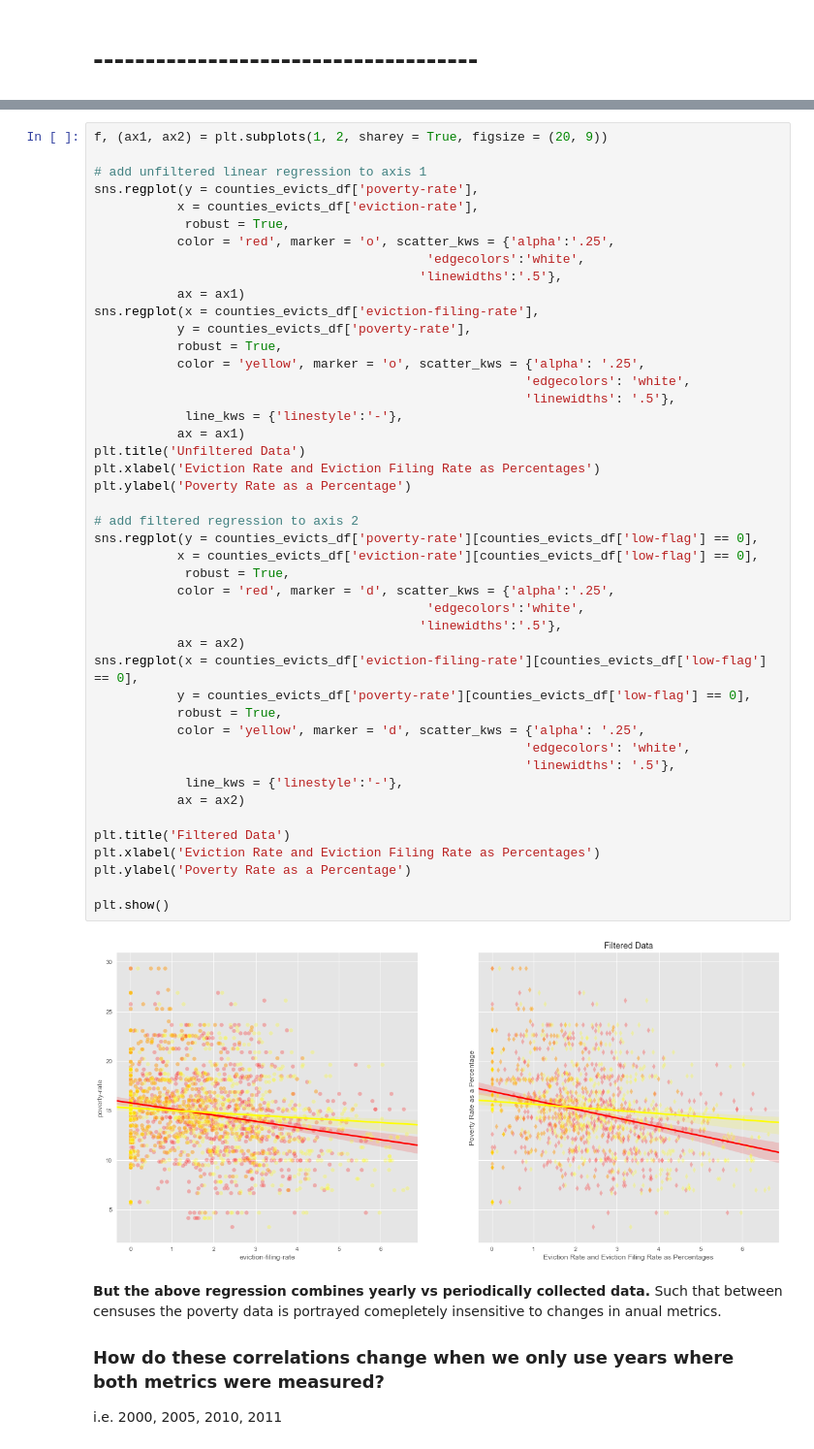
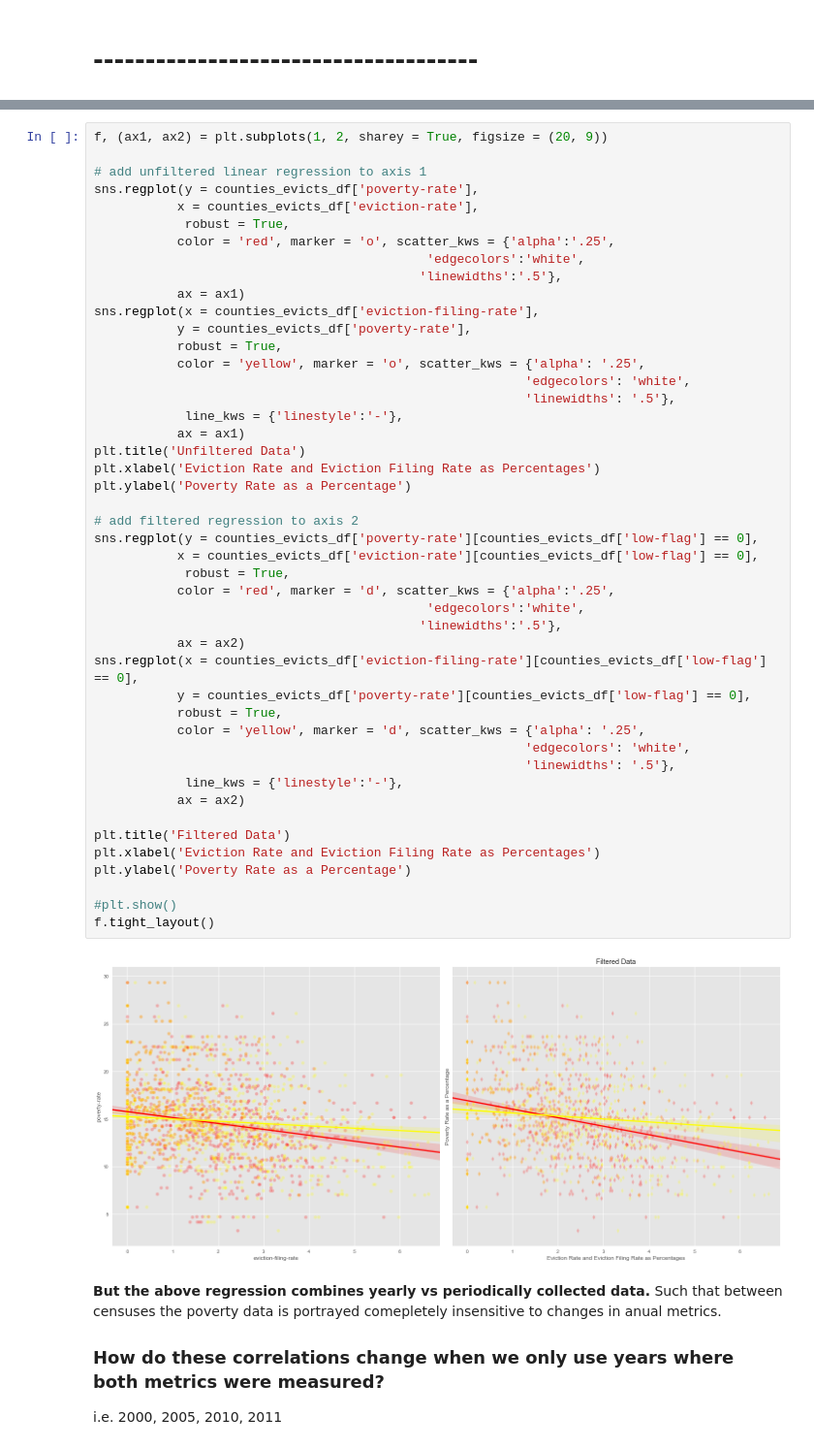
Before and after one commit to paulo-g-martinez/eviction-lab-tn-nss-capstone, a Jupyter notebook: regression-analysis-with-corrected-flags.ipynb, the cells around one changed output, grey strips where cells are left out. Shown at 97% size. Drawn from its saved outputs; the diff is of its cells as text.

```diff
--- a/regression-analysis-with-corrected-flags.ipynb
+++ b/regression-analysis-with-corrected-flags.ipynb
@@ -536,35 +631,36 @@ sns.regplot(x = counties_evicts_df['eviction-filing-rate'],
                                                          'edgecolors': 'white',
                                                          'linewidths': '.5'},
             line_kws = {'linestyle':'-'},
            ax = ax1)
 plt.title('Unfiltered Data')
 plt.xlabel('Eviction Rate and Eviction Filing Rate as Percentages')
 plt.ylabel('Poverty Rate as a Percentage')
 
 # add filtered regression to axis 2
 sns.regplot(y = counties_evicts_df['poverty-rate'][counties_evicts_df['low-flag'] == 0],
            x = counties_evicts_df['eviction-rate'][counties_evicts_df['low-flag'] == 0],
             robust = True,
            color = 'red', marker = 'd', scatter_kws = {'alpha':'.25',
                                             'edgecolors':'white',
                                            'linewidths':'.5'},
            ax = ax2)
 sns.regplot(x = counties_evicts_df['eviction-filing-rate'][counties_evicts_df['low-flag'] == 0],
            y = counties_evicts_df['poverty-rate'][counties_evicts_df['low-flag'] == 0],
            robust = True,
            color = 'yellow', marker = 'd', scatter_kws = {'alpha': '.25',
                                                          'edgecolors': 'white',
                                                          'linewidths': '.5'},
             line_kws = {'linestyle':'-'},
            ax = ax2)
 
 plt.title('Filtered Data')
 plt.xlabel('Eviction Rate and Eviction Filing Rate as Percentages')
 plt.ylabel('Poverty Rate as a Percentage')
 
-plt.show()
+#plt.show()
+f.tight_layout()
 # %% [output]
-[figure, old version]
+[figure, new version]
 # %% [markdown]
 **But the above regression combines yearly vs periodically collected data.** Such that between censuses the poverty data is portrayed comepletely insensitive to changes in anual metrics.
 ### How do these correlations change when we only use years where both metrics were measured?
```
Also changed, not shown: parts of 47 cells of this notebook.
